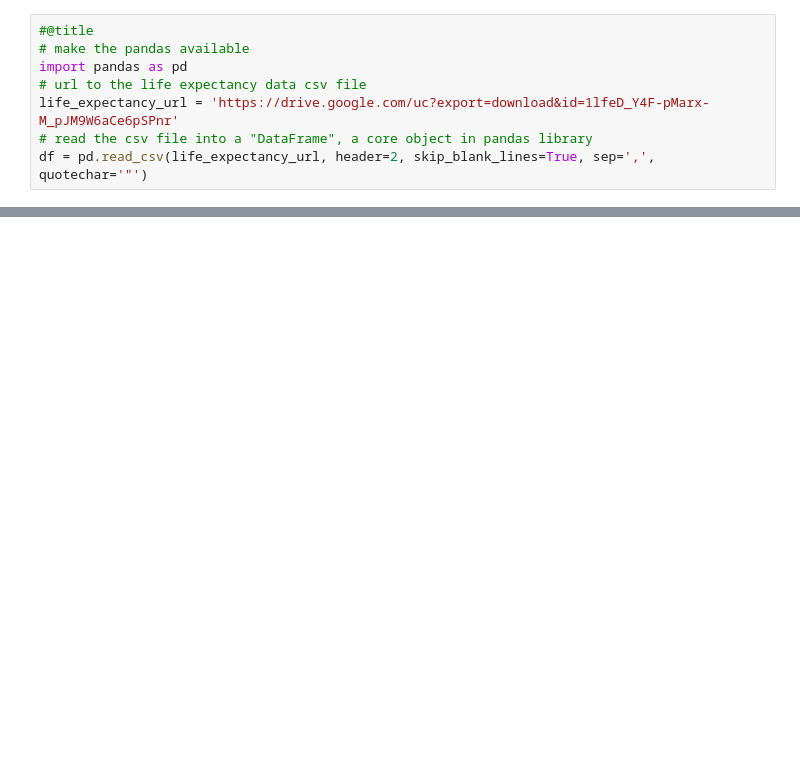
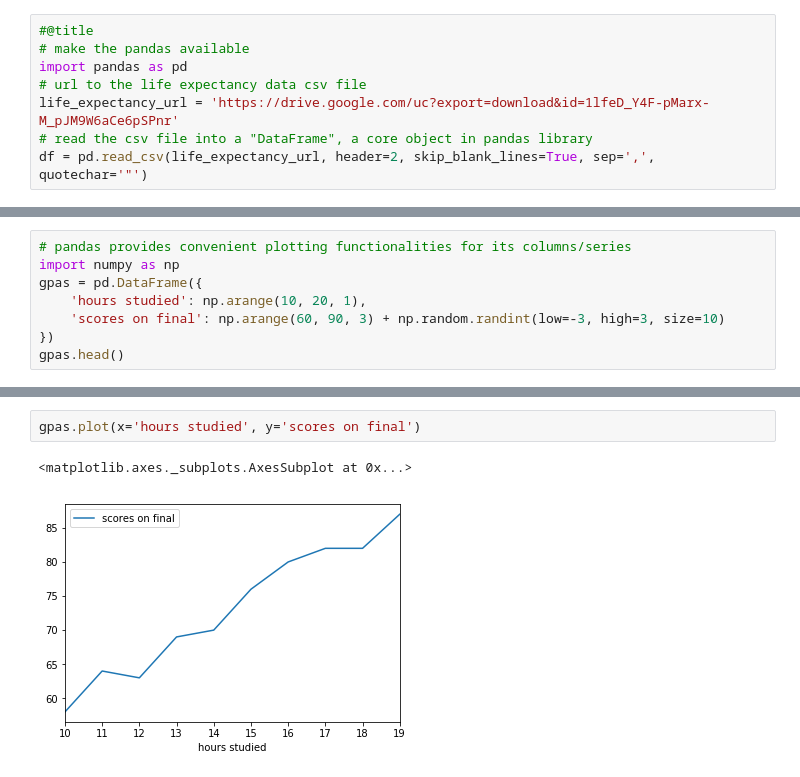
Before and after one commit to muyezhu/connectome, a Jupyter notebook: cic_skills_pandas.ipynb, the cells around one changed output, grey strips where cells are left out. Drawn from its saved outputs; the diff is of its cells as text; blank space fills up the shorter version.

```diff
--- a/cic_skills_pandas.ipynb
+++ b/cic_skills_pandas.ipynb
@@ -216,0 +258,8 @@ df_rwanda.plot(x='year', y='life expectancy')
+# %%
+# pandas provides convenient plotting functionalities for its columns/series
+import numpy as np
+gpas = pd.DataFrame({
+    'hours studied': np.arange(10, 20, 1),
+    'scores on final': np.arange(60, 90, 3) + np.random.randint(low=-3, high=3, size=10)
+})
+gpas.head()
@@ -216,0 +273,5 @@ df_rwanda.plot(x='year', y='life expectancy')
+# %%
+gpas.plot(x='hours studied', y='scores on final')
+# %% [output]
+<matplotlib.axes._subplots.AxesSubplot at 0x...>
+[figure, added]
```
Also changed, not shown: parts of 63 cells of this notebook.
